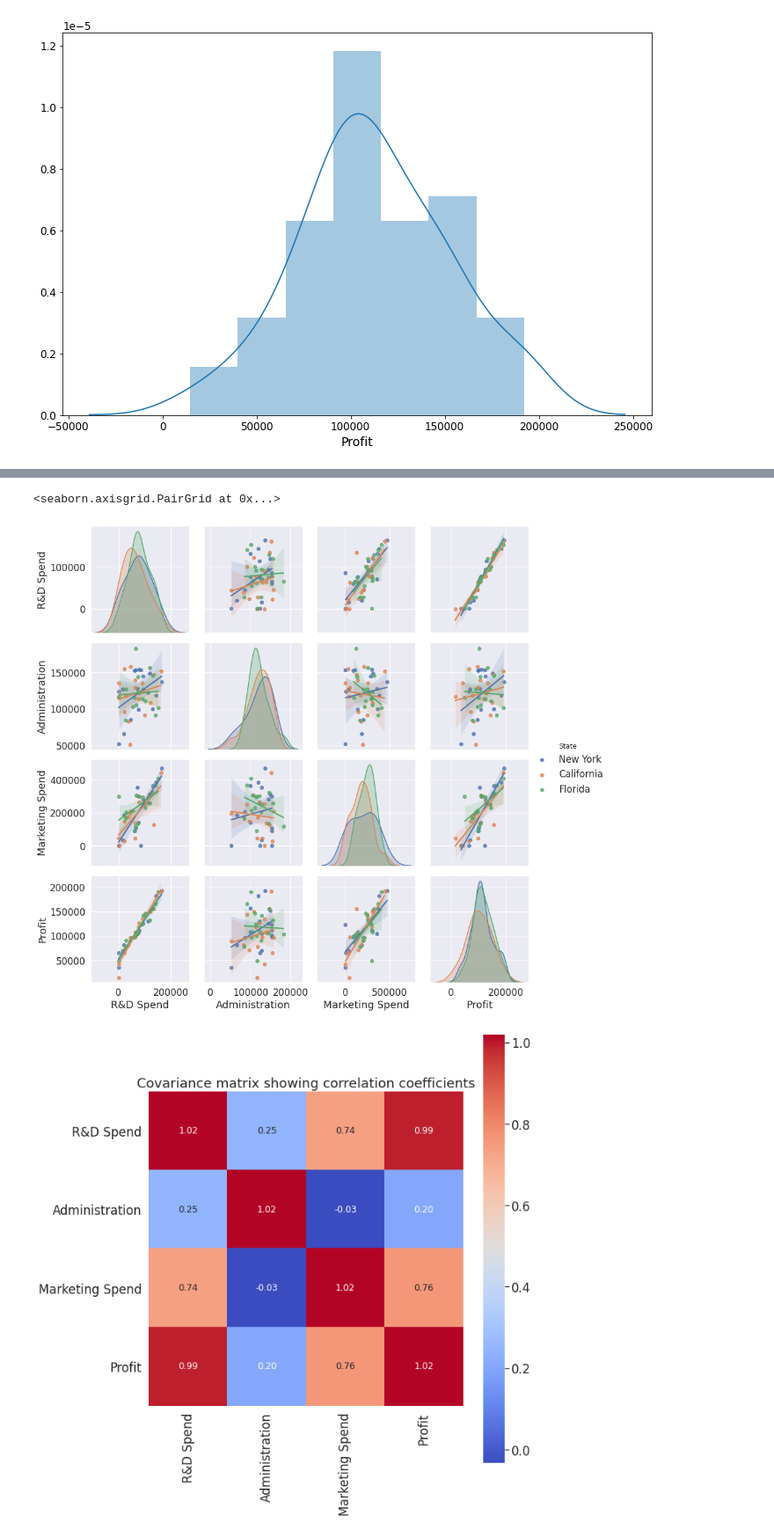
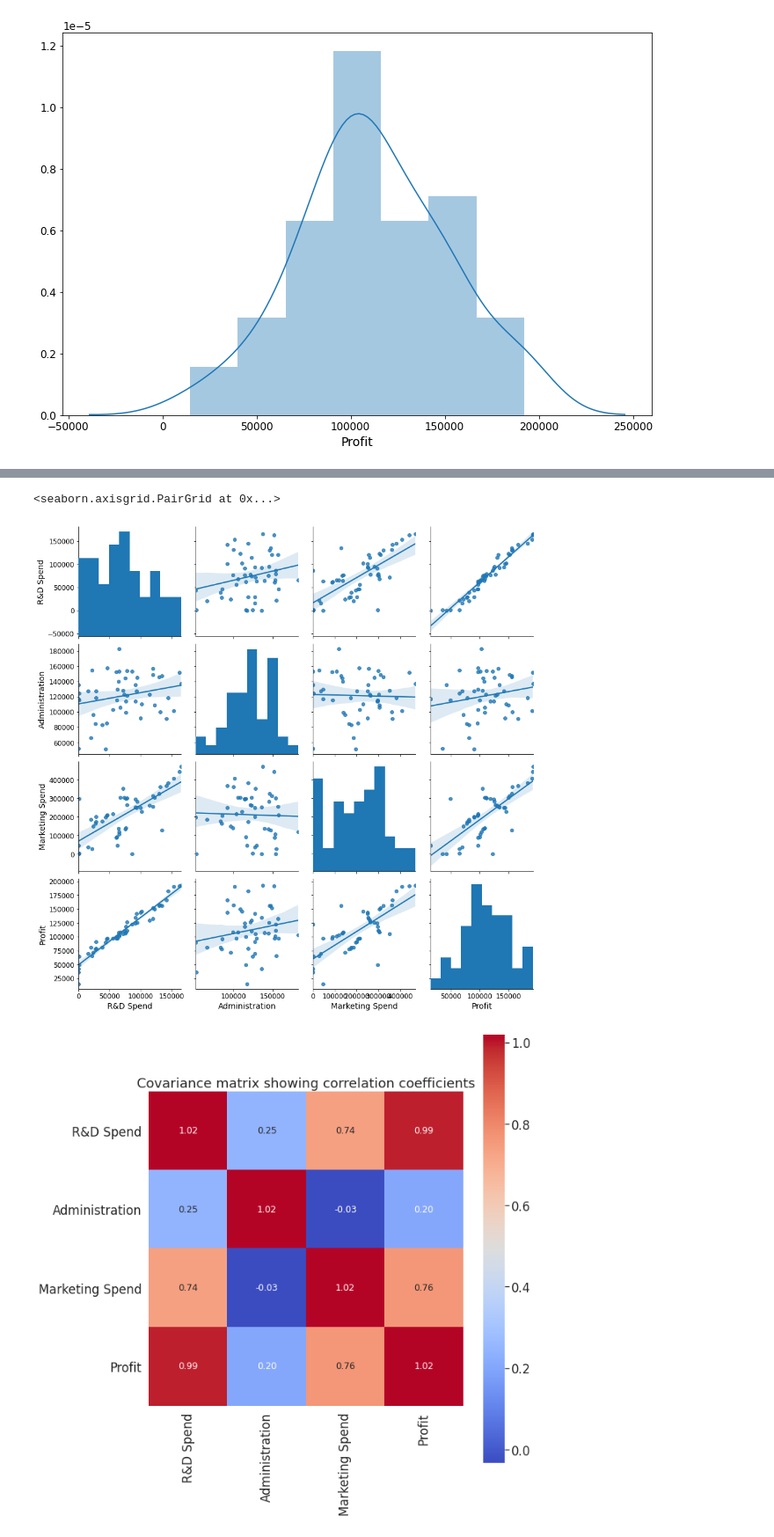
Before and after one commit to jnielsonresearch/Machine-Learning-Templates, a Jupyter notebook: Regression/Regression_models.ipynb, the cells around one changed output, grey strips where cells are left out. Shown at 88% size. Cells and saved outputs as stored; diff of their text form; code cells hidden in the pictures.

```diff
--- a/Regression/Regression_models.ipynb
+++ b/Regression/Regression_models.ipynb
@@ -87,9 +87,9 @@ sns.boxplot(data=dataset, x='Profit',y='State')
 # %%
 num_cols = dataset.select_dtypes('number').columns
-sns.pairplot(dataset, size=3.0, kind='reg', hue='State')
+sns.pairplot(dataset[num_cols], size=3.0, kind='reg')
 # %% [output]
 <seaborn.axisgrid.PairGrid at 0x...>
-[figure, old version]
+[figure, new version]
 # %%
 from sklearn.preprocessing import StandardScaler
 stdsc = StandardScaler()
```
Also changed, not shown: parts of 18 cells of this notebook.
